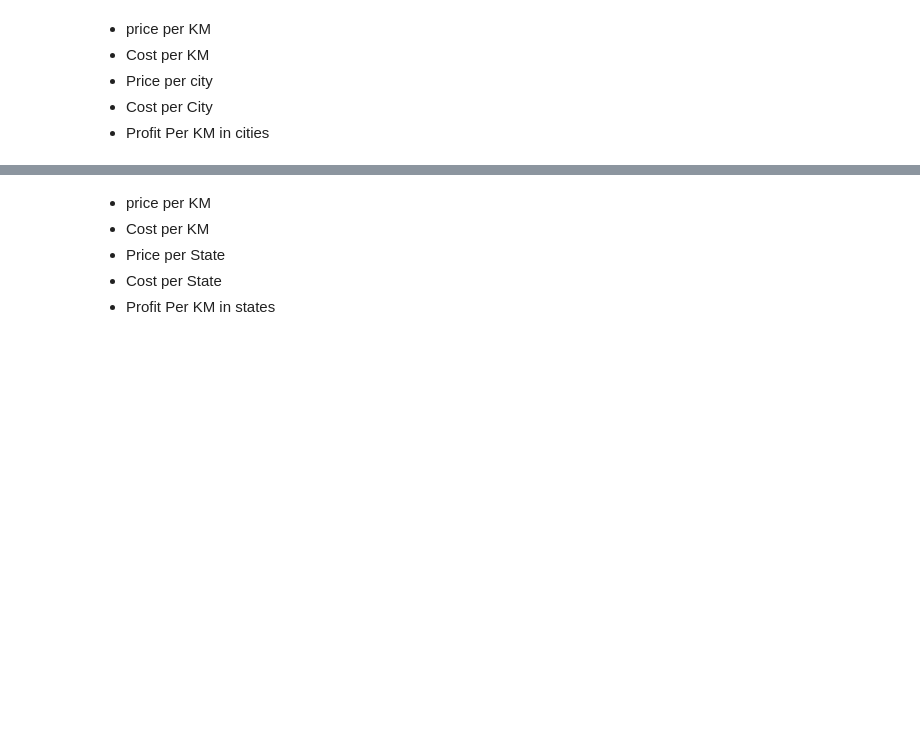
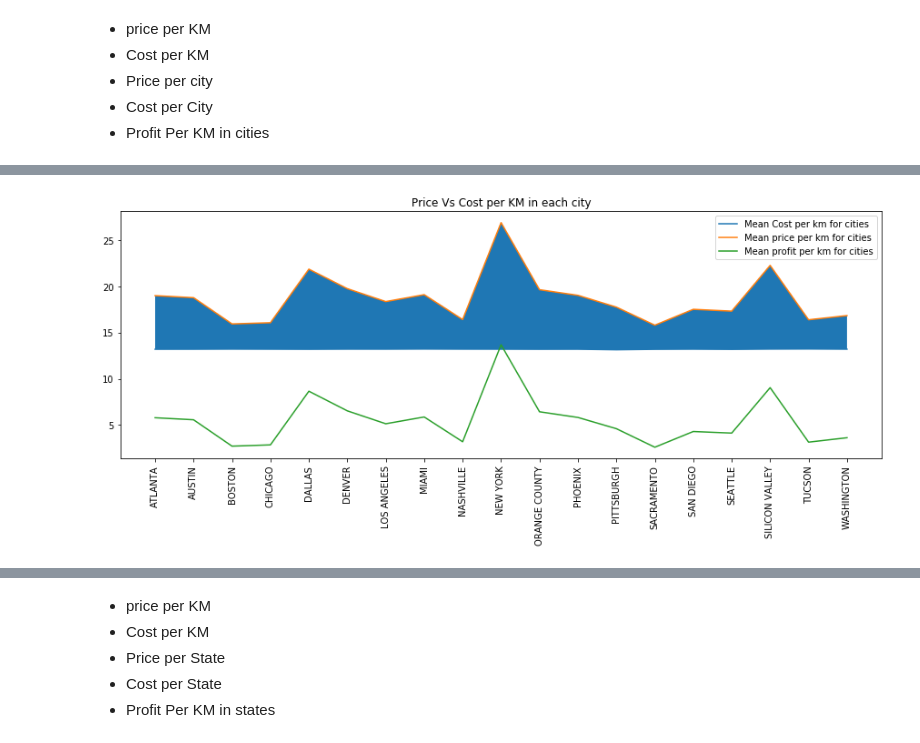
Before and after one commit to TarekMohamed1999/DataGlacier, a Jupyter notebook: week2/G2M_insights.ipynb, the cells around one changed output, grey strips where cells are left out. Saved outputs shown, nothing was run; the diff lists cells and outputs as text; code cells hidden in the pictures; blank space fills up the shorter version.

```diff
--- a/week2/G2M_insights.ipynb
+++ b/week2/G2M_insights.ipynb
@@ -905,0 +931,14 @@ plt.show()
+# %%
+x1 = yellow_data.groupby("city")["cost/km", "price/km", "profit/km"].mean()
+
+plt.figure(figsize = (15,5))
+plt.title("Price Vs Cost per KM in each city")
+plt.plot(x1["cost/km"], label = "Mean Cost per km for cities")
+plt.plot(x1["price/km"], label = "Mean price per km for cities")
+plt.plot(x1["profit/km"], label = "Mean profit per km for cities")
+plt.fill_between(x1.index, x1["cost/km"], x1["price/km"])
+plt.xticks(rotation = 90)
+plt.legend()
+plt.show()
+# %% [output]
+[figure, added]
```
Also changed, not shown: parts of 36 cells of this notebook, 1 other file.
